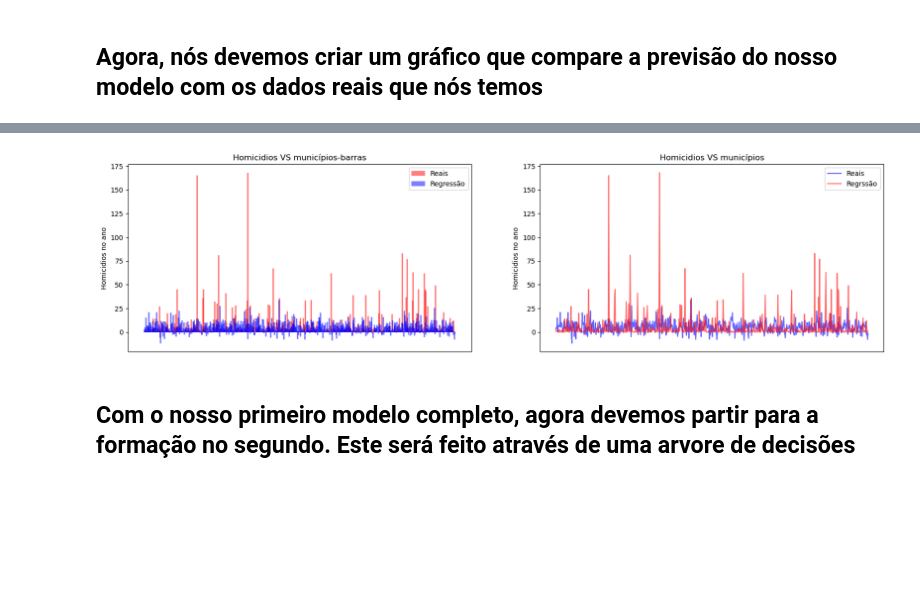
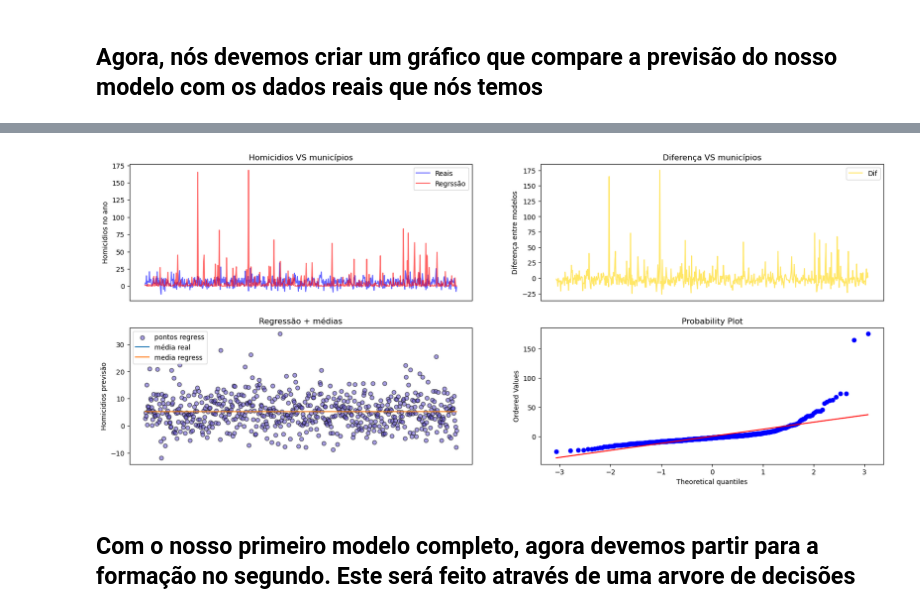
Before and after one commit to felipebns/P2_Cdados, a Jupyter notebook: p2_cdados.ipynb, the cells around one changed output, grey strips where cells are left out. Cells and saved outputs as stored; diff of their text form; code cells hidden in the pictures; blank space fills up the shorter version.

```diff
--- a/p2_cdados.ipynb
+++ b/p2_cdados.ipynb
@@ -368,28 +349,54 @@ df_modelo1['y'] = y
-# %%
-plt.figure(figsize=(20,5))
-
-plt.subplot(1,2,1)
-plt.bar(homicidio_mun_2010.id_municipio, homicidio_mun_2010.Homicidio_total, color='red', width=3, alpha=0.5, label='Reais')
-plt.bar(df_modelo1.id_municipio, df_modelo1.y, color='blue', width=3, alpha=0.5, label='Regressão')
-plt.xlabel('Municípios')
-plt.gca().axes.get_xaxis().set_visible(False) #retirando a legenda no eixo x, estava muito poluido
-plt.ylabel('Homicidios no ano')
-plt.title('Homicidios VS municípios-barras')
-plt.legend()
-
-
-plt.subplot(1,2,2)
-plt.plot(df_modelo1.id_municipio, df_modelo1.y, color='blue', alpha=0.6, label='Reais')
-plt.plot(homicidio_mun_2010.id_municipio, homicidio_mun_2010.Homicidio_total, color='red', alpha=0.6, label='Regrssão')
-plt.xlabel('Municípios')
-plt.gca().axes.get_xaxis().set_visible(False) #retirando a legenda no eixo x, estava muito poluido
-plt.ylabel('Homicidios no ano')
-plt.title('Homicidios VS municípios')
-plt.legend()
-
-plt.show()
-# %% [output]
-[figure, removed]
+# %%
+y = modelo_regress.predict()
+df_modelo1 = homicidio_mun_2010.loc[:, ('id_municipio', 'Homicidio_total')]
+df_modelo1['y'] = y
+df_modelo1['diferença'] = df_modelo1.Homicidio_total-df_modelo1.y
+
+media_regres = [0]*len(y)
+for i in range(len(y)):
+    media_regres[i] = df_modelo1.y.mean()
+
+media_reais = [0]*len(y)
+for i in range(len(y)):
+    media_reais[i] = df_modelo1.Homicidio_total.mean()
+# %%
+plt.figure(figsize=(20,8))
+
+#comparativo entre modelo e regressão
+plt.subplot(2,2,1)
+plt.plot(df_modelo1.id_municipio, df_modelo1.y, color='blue', alpha=0.6, label='Reais')
+plt.plot(homicidio_mun_2010.id_municipio, homicidio_mun_2010.Homicidio_total, color='red', alpha=0.6, label='Regrssão')
+plt.gca().axes.get_xaxis().set_visible(False) #retirando a legenda no eixo x, estava muito poluido
+plt.ylabel('Homicidios no ano')
+plt.title('Homicidios VS municípios')
+plt.legend()
+
+#diferença entre os dois modelos
+plt.subplot(2,2,2)
+plt.plot(df_modelo1.id_municipio, df_modelo1.diferença, color='gold', alpha=0.6, label='Dif')
+plt.gca().axes.get_xaxis().set_visible(False) #retirando a legenda no eixo x, estava muito poluido
+plt.ylabel('Diferença entre modelos')
+plt.title('Diferença VS municípios')
+plt.legend()
+
+#pontos da regressão e médias sobrepostas
+plt.subplot(2,2,3)
+plt.scatter(tabela_sem_sp.id_municipio, y, color = 'slateblue', alpha=0.6, edgecolors='black', label='pontos regress')
+plt.plot(tabela_sem_sp.id_municipio, media_reais, label='média real')
+plt.plot(tabela_sem_sp.id_municipio, media_regres, label='media regress')
+plt.title('Regressão + médias')
+plt.gca().axes.get_xaxis().set_visible(False) #retirando a legenda no eixo x, estava muito poluido
+plt.ylabel('Homicidios previsão')
+plt.legend()
+
+#probplot dos resíduis
+plt.subplot(2,2,4)
+stats.probplot(df_modelo1.diferença, dist='norm', plot=plt)
+
+
+plt.show()
+# %% [output]
+[figure, added]
 # %% [markdown]
 ## Com o nosso primeiro modelo completo, agora devemos partir para a formação no segundo. Este será feito através de uma arvore de decisões
 # %%
```
Also changed, not shown: parts of 17 cells of this notebook.
